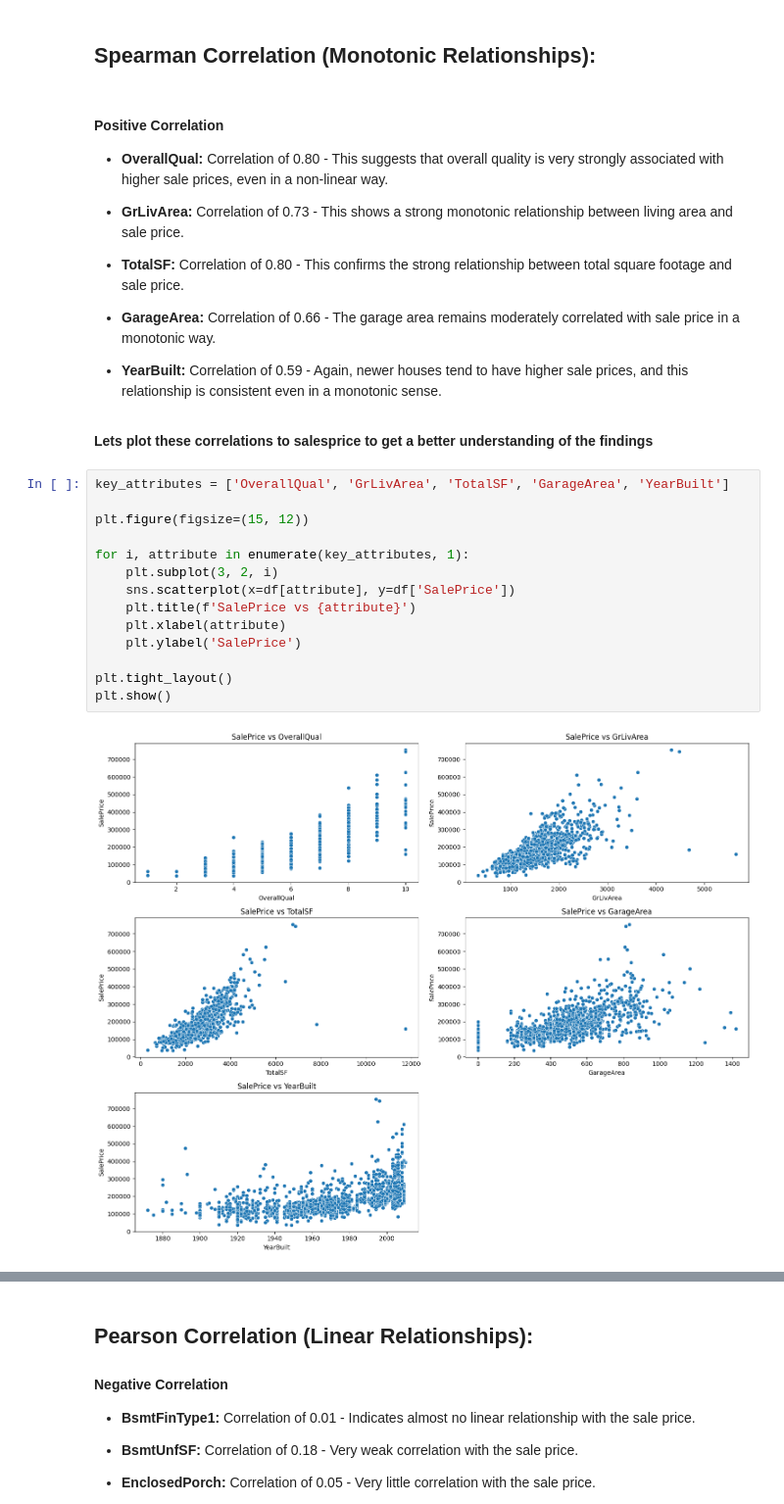
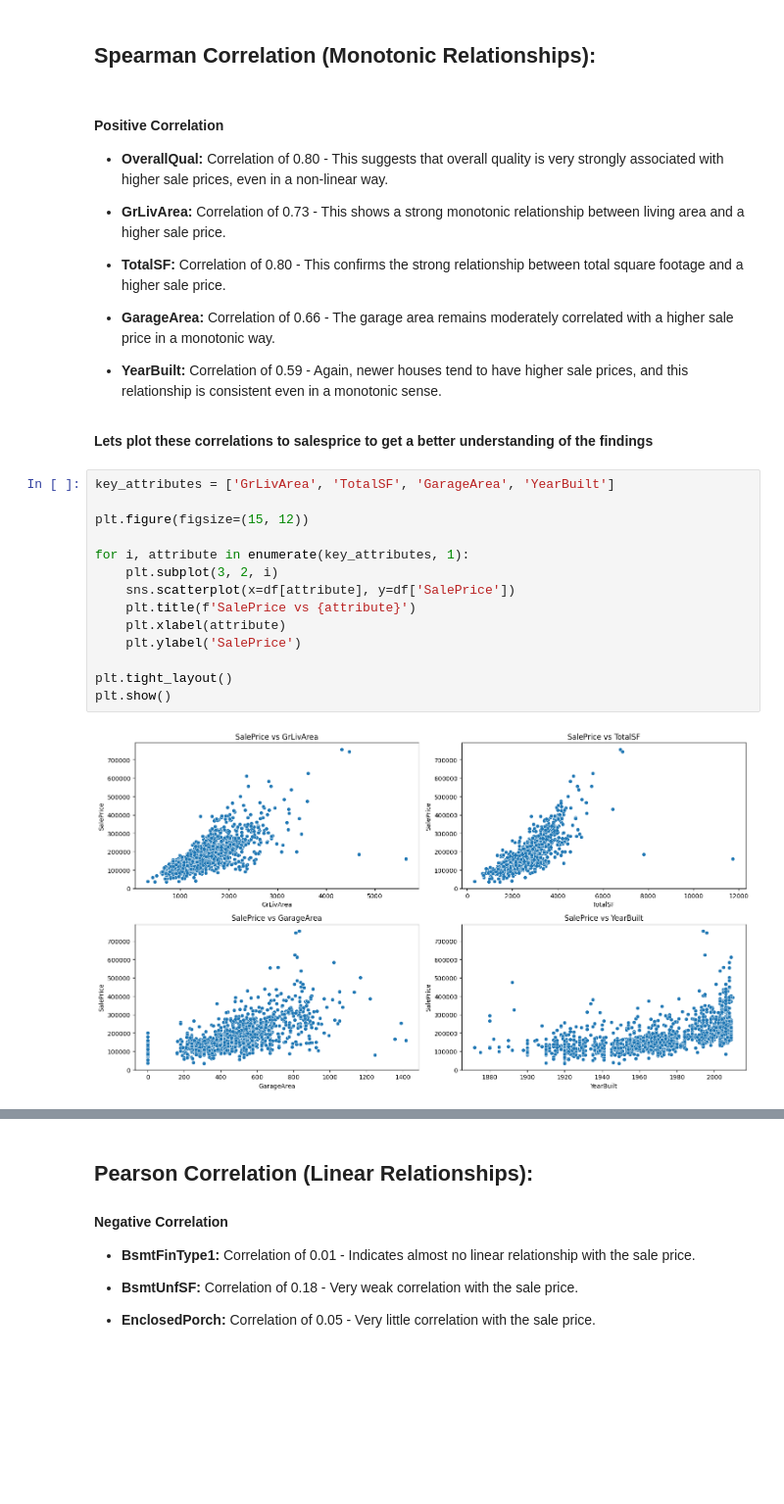
Before and after one commit to defridge/HeritageHousing, a Jupyter notebook: notebooks/data_exploration_correlation_study.ipynb, the cells around one changed output, grey strips where cells are left out. Shown at 98% size. Saved outputs shown, nothing was run; the diff lists cells and outputs as text; blank space fills up the shorter version.

```diff
--- a/notebooks/data_exploration_correlation_study.ipynb
+++ b/notebooks/data_exploration_correlation_study.ipynb
@@ -385,28 +392,28 @@ plt.show()
 
 * **OverallQual:** Correlation of 0.80 - This suggests that overall quality is very strongly associated with higher sale prices, even in a non-linear way.
 
-* **GrLivArea:** Correlation of 0.73 - This shows a strong monotonic relationship between living area and sale price.
+* **GrLivArea:** Correlation of 0.73 - This shows a strong monotonic relationship between living area and a higher sale price.
 
-* **TotalSF:** Correlation of 0.80 - This confirms the strong relationship between total square footage and sale price.
+* **TotalSF:** Correlation of 0.80 - This confirms the strong relationship between total square footage and a higher sale price.
 
-* **GarageArea:** Correlation of 0.66 - The garage area remains moderately correlated with sale price in a monotonic way.
+* **GarageArea:** Correlation of 0.66 - The garage area remains moderately correlated with a higher sale price in a monotonic way.
 
 * **YearBuilt:** Correlation of 0.59 - Again, newer houses tend to have higher sale prices, and this relationship is consistent even in a monotonic sense.
 # %% [markdown]
 **Lets plot these correlations to salesprice to get a better understanding of the findings**
 # %%
-key_attributes = ['OverallQual', 'GrLivArea', 'TotalSF', 'GarageArea', 'YearBuilt']
+key_attributes = ['GrLivArea', 'TotalSF', 'GarageArea', 'YearBuilt']
 
 plt.figure(figsize=(15, 12))
 
 for i, attribute in enumerate(key_attributes, 1):
     plt.subplot(3, 2, i)
     sns.scatterplot(x=df[attribute], y=df['SalePrice'])
     plt.title(f'SalePrice vs {attribute}')
     plt.xlabel(attribute)
     plt.ylabel('SalePrice')
 
 plt.tight_layout()
 plt.show()
 # %% [output]
-[figure, old version]
+[figure, new version]
```
Also changed, not shown: parts of 7 cells of this notebook, 4 other files.
